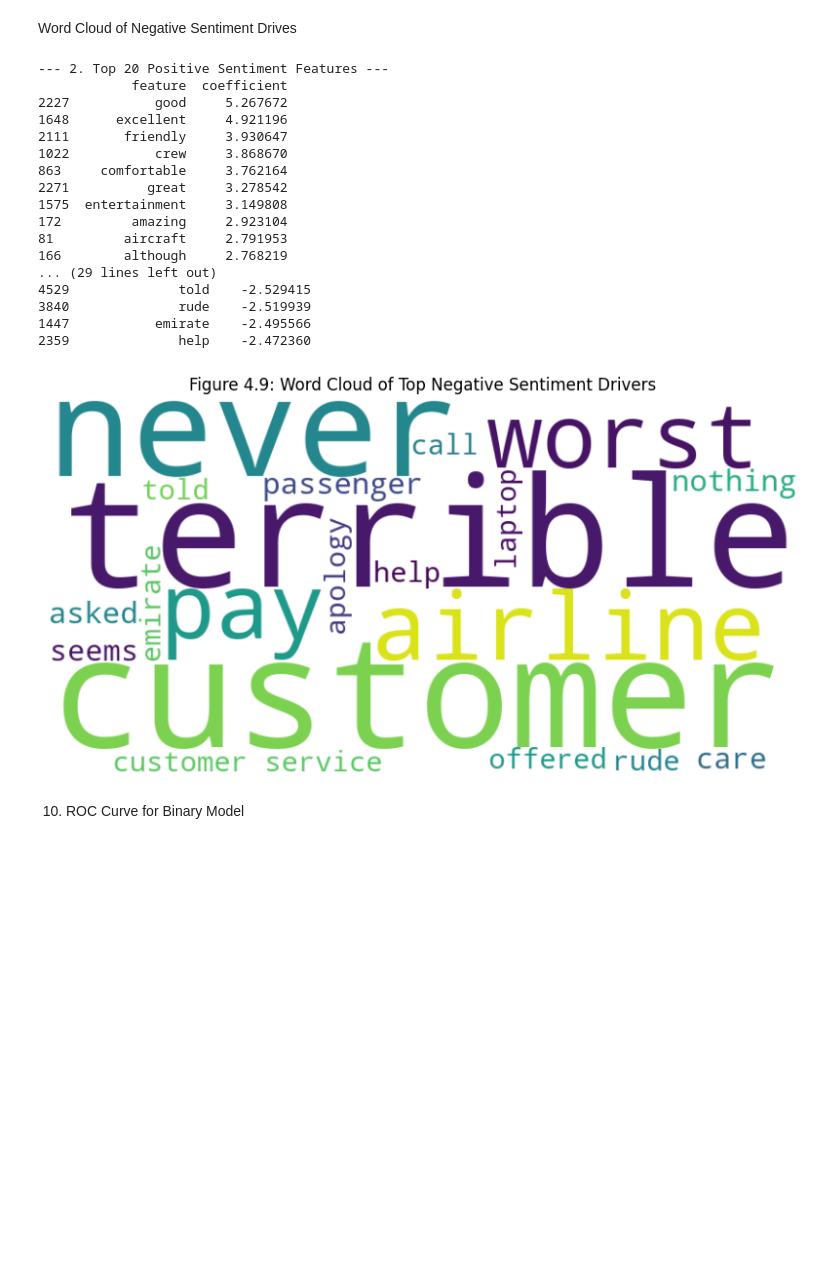
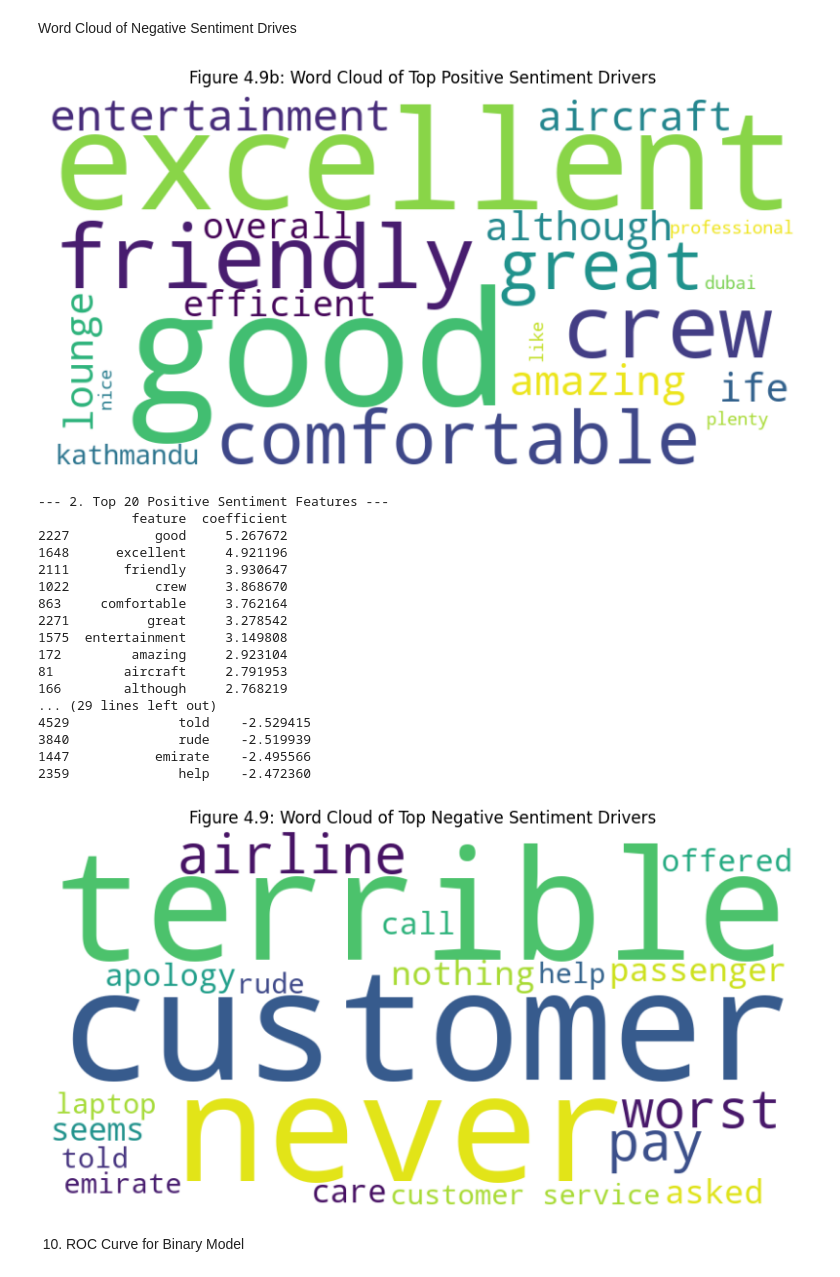
Before and after one commit to fadilrahman-tech/Sentiment-Analysis-, a Jupyter notebook: airline1.ipynb, the cells around one changed output. Cells and saved outputs as stored; diff of their text form; code cells hidden in the pictures; blank space fills up the shorter version.

```diff
--- a/airline1.ipynb
+++ b/airline1.ipynb
@@ -486,36 +503,56 @@ from wordcloud import WordCloud
 # Get feature names from the TF-IDF Vectorizer
 feature_names = tfidf.get_feature_names_out()
 
+# Generate and save a positive word cloud so positive drivers are also visually represented
+if 'log_model_b_optimized' in globals():
+    try:
+        coeffs_tmp = log_model_b_optimized.coef_[0]
+        coef_tmp_df = pd.DataFrame({'feature': feature_names, 'coefficient': coeffs_tmp})
+        top_pos_tmp = coef_tmp_df[coef_tmp_df['coefficient'] > 0].nlargest(20, 'coefficient')
+        positive_weights = {row['feature']: row['coefficient'] for _, row in top_pos_tmp.iterrows()}
+        if positive_weights:
+            wc_pos = WordCloud(width=800, height=400, background_color='white', max_words=100).generate_from_frequencies(positive_weights)
+            plt.figure(figsize=(10, 5))
+            plt.imshow(wc_pos, interpolation='bilinear')
+            plt.axis('off')
+            plt.title('Figure 4.9b: Word Cloud of Top Positive Sentiment Drivers')
+            plt.savefig('word_cloud_positive.png')
+            plt.show()
+    except Exception as e:
+        print("Could not create positive word cloud:", e)
+else:
+    print("Model 'log_model_b_optimized' not found; skipping positive word cloud.")
 # Get the coefficients from the Logistic Regression model
 coefficients = log_model_b_optimized.coef_[0]
 
 # Combine features and coefficients into a DataFrame
 coef_df = pd.DataFrame({'feature': feature_names, 'coefficient': coefficients})
 coef_df['abs_coef'] = coef_df['coefficient'].abs()
 coef_df = coef_df.sort_values(by='abs_coef', ascending=False)
 
 # 1. Top Positive and Negative Features (Data for Chapter 4 Table)
 top_n = 20
 top_pos_features = coef_df[coef_df['coefficient'] > 0].head(top_n)
 top_neg_features = coef_df[coef_df['coefficient'] < 0].head(top_n)
 
 print("\n--- 2. Top 20 Positive Sentiment Features ---")
 print(top_pos_features[['feature', 'coefficient']].sort_values(by='coefficient', ascending=False))
 print("\n--- 3. Top 20 Negative Sentiment Features ---")
 print(top_neg_features[['feature', 'coefficient']].sort_values(by='coefficient', ascending=True))
 
 # 2. Word Cloud (Figure 4.9) - Focusing on High-Impact Negative Terms
 negative_weights = {row['feature']: abs(row['coefficient']) for index, row in top_neg_features.iterrows()}
 
 wordcloud = WordCloud(width=800, height=400, background_color='white', max_words=100).generate_from_frequencies(negative_weights)
 
 plt.figure(figsize=(10, 5))
 plt.imshow(wordcloud, interpolation='bilinear')
 plt.axis('off')
 plt.title('Figure 4.9: Word Cloud of Top Negative Sentiment Drivers')
 plt.savefig('word_cloud_negative.png')
 plt.show()
 # %% [output]
+[figure, new version]
 --- 2. Top 20 Positive Sentiment Features ---
             feature  coefficient
 2227           good     5.267672
@@ -533,7 +570,7 @@ plt.show()
 3840              rude    -2.519939
 1447           emirate    -2.495566
 2359              help    -2.472360
-[figure, old version]
+[figure, added]
 # %% [markdown]
 10.  ROC Curve for Binary Model
 # %%
```
Also changed, not shown: parts of 2 cells of this notebook.
